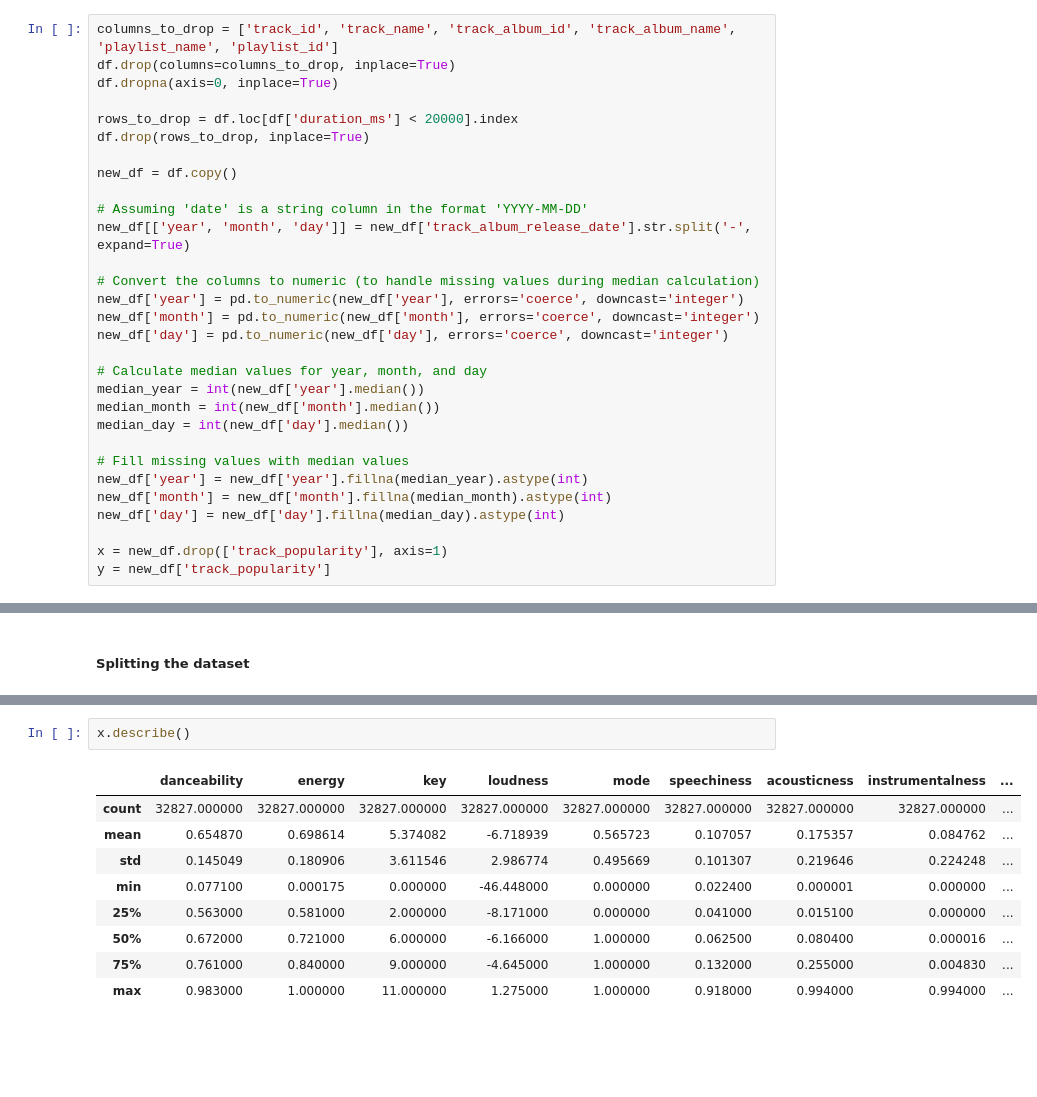
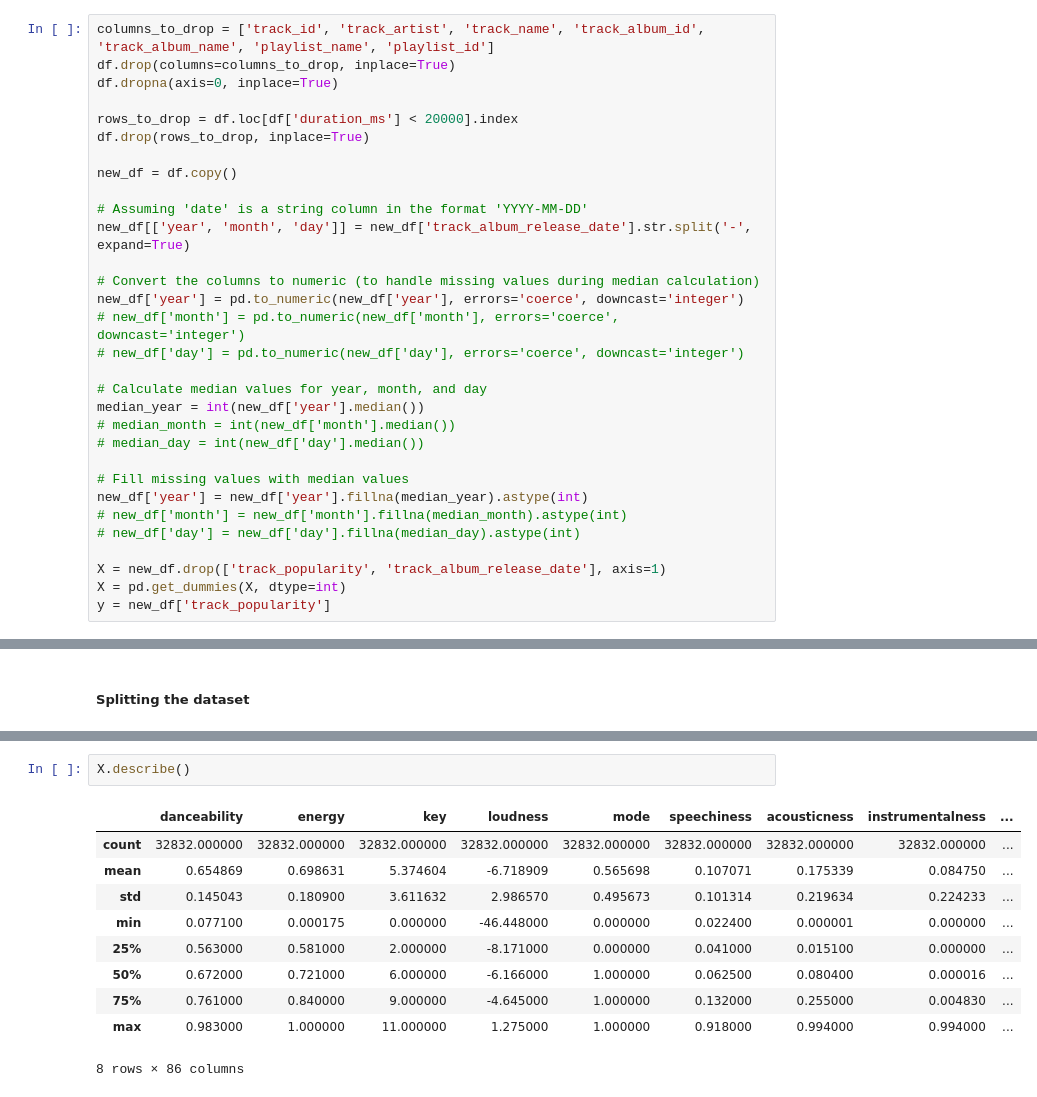
Before and after one commit to ssspetrovic/spotify-prediction, a Jupyter notebook: main.ipynb, the cells around one changed output, grey strips where cells are left out. Cells and saved outputs as stored; diff of their text form; blank space fills up the shorter version.

```diff
--- a/main.ipynb
+++ b/main.ipynb
@@ -27,7 +30,7 @@ df.head()
 # %% [markdown]
 ##### Dropping invalid and missing values
 # %%
-columns_to_drop = ['track_id', 'track_name', 'track_album_id', 'track_album_name', 'playlist_name', 'playlist_id']
+columns_to_drop = ['track_id', 'track_artist', 'track_name', 'track_album_id', 'track_album_name', 'playlist_name', 'playlist_id']
 df.drop(columns=columns_to_drop, inplace=True)
 df.dropna(axis=0, inplace=True)
 
@@ -41,18 +44,19 @@ new_df[['year', 'month', 'day']] = new_df['track_album_release_date'].str.split(
 
 # Convert the columns to numeric (to handle missing values during median calculation)
 new_df['year'] = pd.to_numeric(new_df['year'], errors='coerce', downcast='integer')
-new_df['month'] = pd.to_numeric(new_df['month'], errors='coerce', downcast='integer')
-new_df['day'] = pd.to_numeric(new_df['day'], errors='coerce', downcast='integer')
+# new_df['month'] = pd.to_numeric(new_df['month'], errors='coerce', downcast='integer')
+# new_df['day'] = pd.to_numeric(new_df['day'], errors='coerce', downcast='integer')
 
 # Calculate median values for year, month, and day
 median_year = int(new_df['year'].median())
-median_month = int(new_df['month'].median())
-median_day = int(new_df['day'].median())
+# median_month = int(new_df['month'].median())
+# median_day = int(new_df['day'].median())
 
 # Fill missing values with median values
 new_df['year'] = new_df['year'].fillna(median_year).astype(int)
-new_df['month'] = new_df['month'].fillna(median_month).astype(int)
-new_df['day'] = new_df['day'].fillna(median_day).astype(int)
+# new_df['month'] = new_df['month'].fillna(median_month).astype(int)
+# new_df['day'] = new_df['day'].fillna(median_day).astype(int)
 
-x = new_df.drop(['track_popularity'], axis=1)
+X = new_df.drop(['track_popularity', 'track_album_release_date'], axis=1)
+X = pd.get_dummies(X, dtype=int)
 y = new_df['track_popularity']
@@ -109,13 +115,14 @@ plt.hist(y, density=True, bins=25)
 # %%
-x.describe()
+X.describe()
 # %% [output]
 |  | danceability | energy | key | loudness | mode | speechiness | acousticness | instrumentalness | ... |
-| count | 32827.000000 | 32827.000000 | 32827.000000 | 32827.000000 | 32827.000000 | 32827.000000 | 32827.000000 | 32827.000000 | ... |
-| mean | 0.654870 | 0.698614 | 5.374082 | -6.718939 | 0.565723 | 0.107057 | 0.175357 | 0.084762 | ... |
-| std | 0.145049 | 0.180906 | 3.611546 | 2.986774 | 0.495669 | 0.101307 | 0.219646 | 0.224248 | ... |
+| count | 32832.000000 | 32832.000000 | 32832.000000 | 32832.000000 | 32832.000000 | 32832.000000 | 32832.000000 | 32832.000000 | ... |
+| mean | 0.654869 | 0.698631 | 5.374604 | -6.718909 | 0.565698 | 0.107071 | 0.175339 | 0.084750 | ... |
+| std | 0.145043 | 0.180900 | 3.611632 | 2.986570 | 0.495673 | 0.101314 | 0.219634 | 0.224233 | ... |
 | min | 0.077100 | 0.000175 | 0.000000 | -46.448000 | 0.000000 | 0.022400 | 0.000001 | 0.000000 | ... |
 | 25% | 0.563000 | 0.581000 | 2.000000 | -8.171000 | 0.000000 | 0.041000 | 0.015100 | 0.000000 | ... |
 | 50% | 0.672000 | 0.721000 | 6.000000 | -6.166000 | 1.000000 | 0.062500 | 0.080400 | 0.000016 | ... |
 | 75% | 0.761000 | 0.840000 | 9.000000 | -4.645000 | 1.000000 | 0.132000 | 0.255000 | 0.004830 | ... |
 | max | 0.983000 | 1.000000 | 11.000000 | 1.275000 | 1.000000 | 0.918000 | 0.994000 | 0.994000 | ... |
+8 rows × 86 columns
 # %%
```
Also changed, not shown: parts of 16 cells of this notebook.
